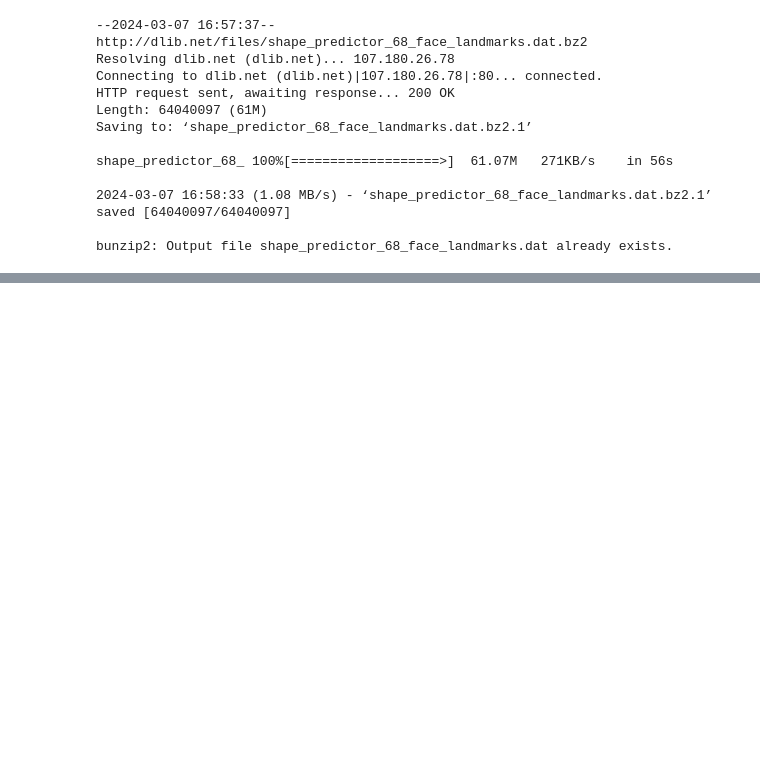
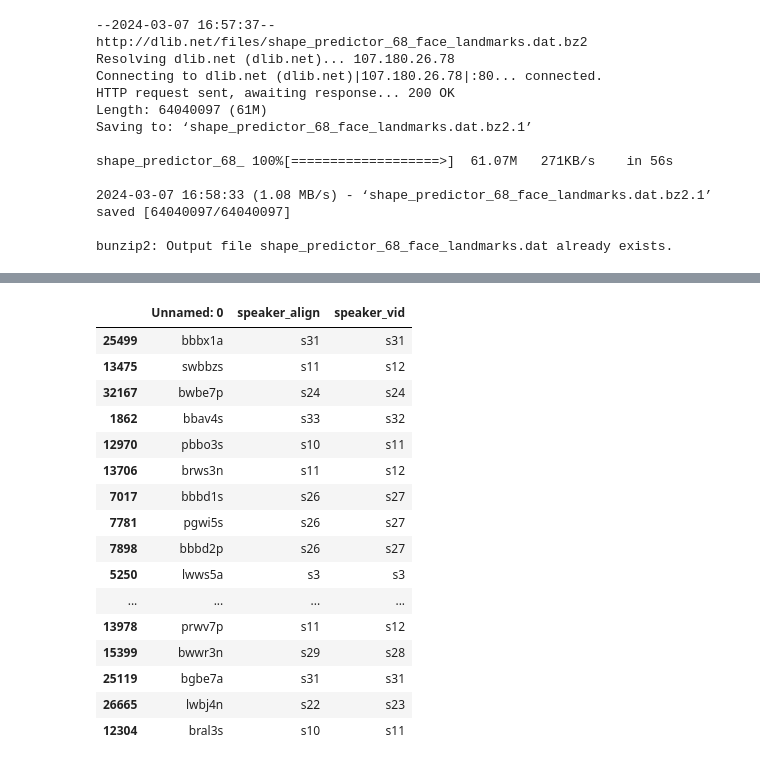
Before and after one commit to girishgautam/lip_translate, a Jupyter notebook: pipeline/pipeline.ipynb, the cells around one changed output, grey strips where cells are left out. Drawn from its saved outputs; the diff is of its cells as text; code cells hidden in the pictures; blank space fills up the shorter version.

Commit message:
preprocessing pipeline

```diff
--- a/pipeline/pipeline.ipynb
+++ b/pipeline/pipeline.ipynb
@@ -28,3 +26,6 @@ shape_predictor_68_ 100%[===================>]  61.07M   271KB/s    in 56s
 2024-03-07 16:58:33 (1.08 MB/s) - ‘shape_predictor_68_face_landmarks.dat.bz2.1’ saved [64040097/64040097]
 
 bunzip2: Output file shape_predictor_68_face_landmarks.dat already exists.
+# %%
+data= pd.read_csv('/Users/alessiastroni/code/girishgautam/lip_translate/pipeline/all_matches.csv')
+data
@@ -30,0 +46,23 @@ bunzip2: Output file shape_predictor_68_face_landmarks.dat already exists.
+# %%
+df= data[data.speaker_vid.isin(['s1','s2', 's3','s7','s9','s11','s12','s18','s22','s23','s24','s27','s28','s31','s32'])]
+# %%
+random_df= df.sample(2000,random_state=42)
+random_df.head(20)
+# %% [output]
+|  | Unnamed: 0 | speaker_align | speaker_vid |
+| 25499 | bbbx1a | s31 | s31 |
+| 13475 | swbbzs | s11 | s12 |
+| 32167 | bwbe7p | s24 | s24 |
+| 1862 | bbav4s | s33 | s32 |
+| 12970 | pbbo3s | s10 | s11 |
+| 13706 | brws3n | s11 | s12 |
+| 7017 | bbbd1s | s26 | s27 |
+| 7781 | pgwi5s | s26 | s27 |
+| 7898 | bbbd2p | s26 | s27 |
+| 5250 | lwws5a | s3 | s3 |
+| ... | ... | ... | ... |
+| 13978 | prwv7p | s11 | s12 |
+| 15399 | bwwr3n | s29 | s28 |
+| 25119 | bgbe7a | s31 | s31 |
+| 26665 | lwbj4n | s22 | s23 |
+| 12304 | bral3s | s10 | s11 |
```
Also changed, not shown: parts of 26 cells of this notebook.
